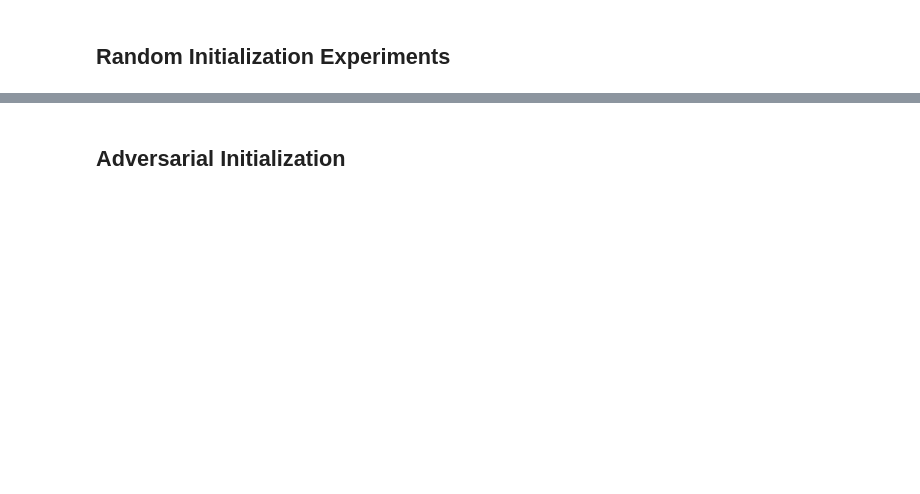
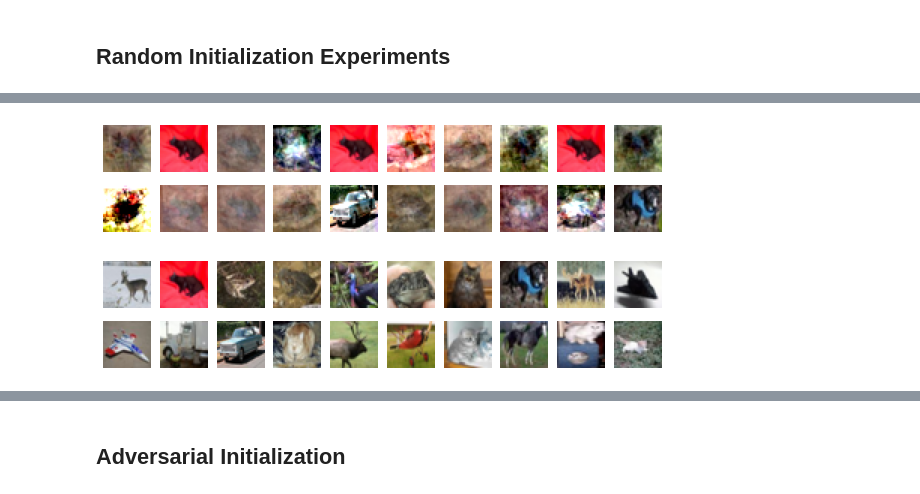
Before and after one commit to alheliou/ModelInversion, a Jupyter notebook: data_leakage_from_gradients.ipynb, the cells around one changed output, grey strips where cells are left out. Saved outputs shown, nothing was run; the diff lists cells and outputs as text; code cells hidden in the pictures; blank space fills up the shorter version.

```diff
--- a/data_leakage_from_gradients.ipynb
+++ b/data_leakage_from_gradients.ipynb
@@ -573,0 +596,20 @@ Clipping input data to the valid range for imshow with RGB data ([0..1] for floa
+# %%
+num_row = 2
+num_col = 10
+num_samples = num_row*num_col
+
+
+# Reconstructed
+fig, axes = plt.subplots(num_row, num_col, figsize=(1.*num_col,1.*num_row))
+for i, ax in enumerate(axes.flat):
+      ax.set_axis_off()
+      ax.imshow(rescaled_gradients[i].reshape(shape))
+
+# Learning data
+fig, axes = plt.subplots(num_row, num_col, figsize=(1.*num_col,1.*num_row))
+for i, ax in enumerate(axes.flat):
+      ax.set_axis_off()
+      ax.imshow(x_2[i].reshape(shape))
+# %% [output]
+[figure, added]
+[figure, added]
```
Also changed, not shown: parts of 15 cells of this notebook, 1 other file.
